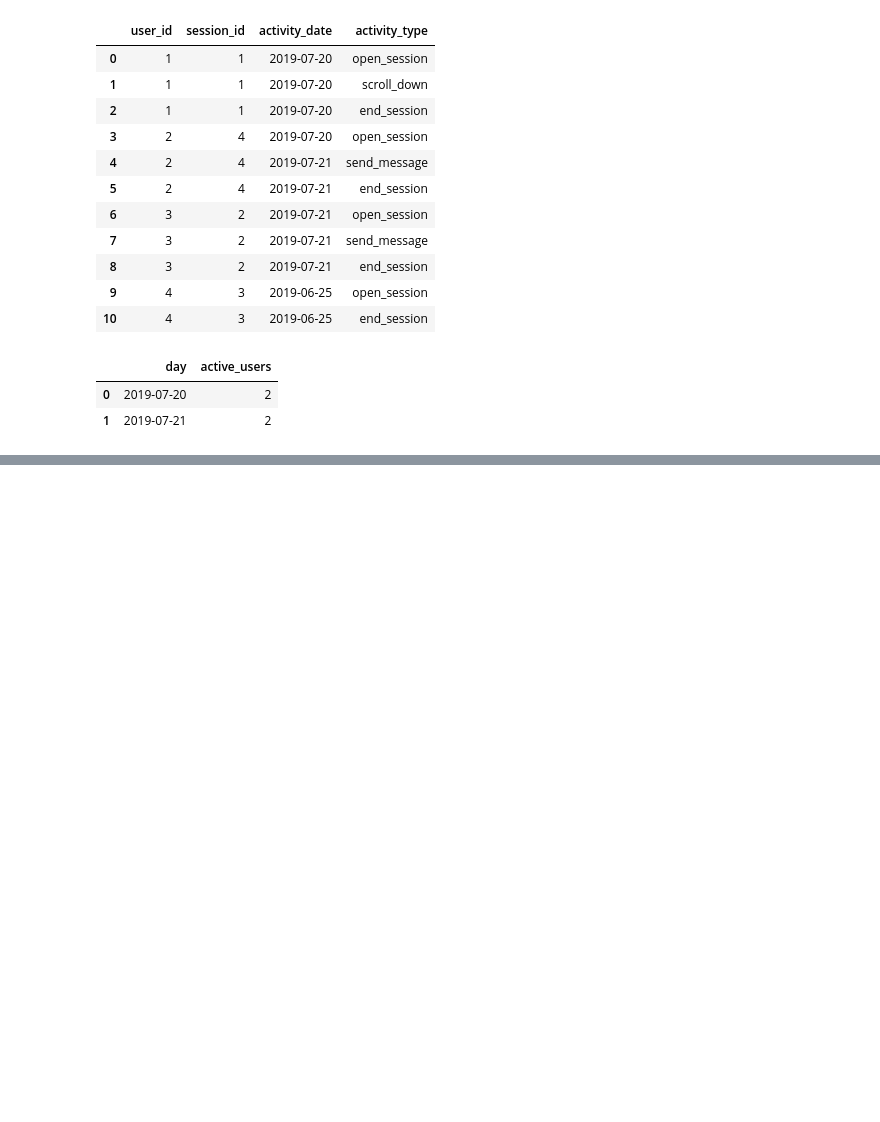
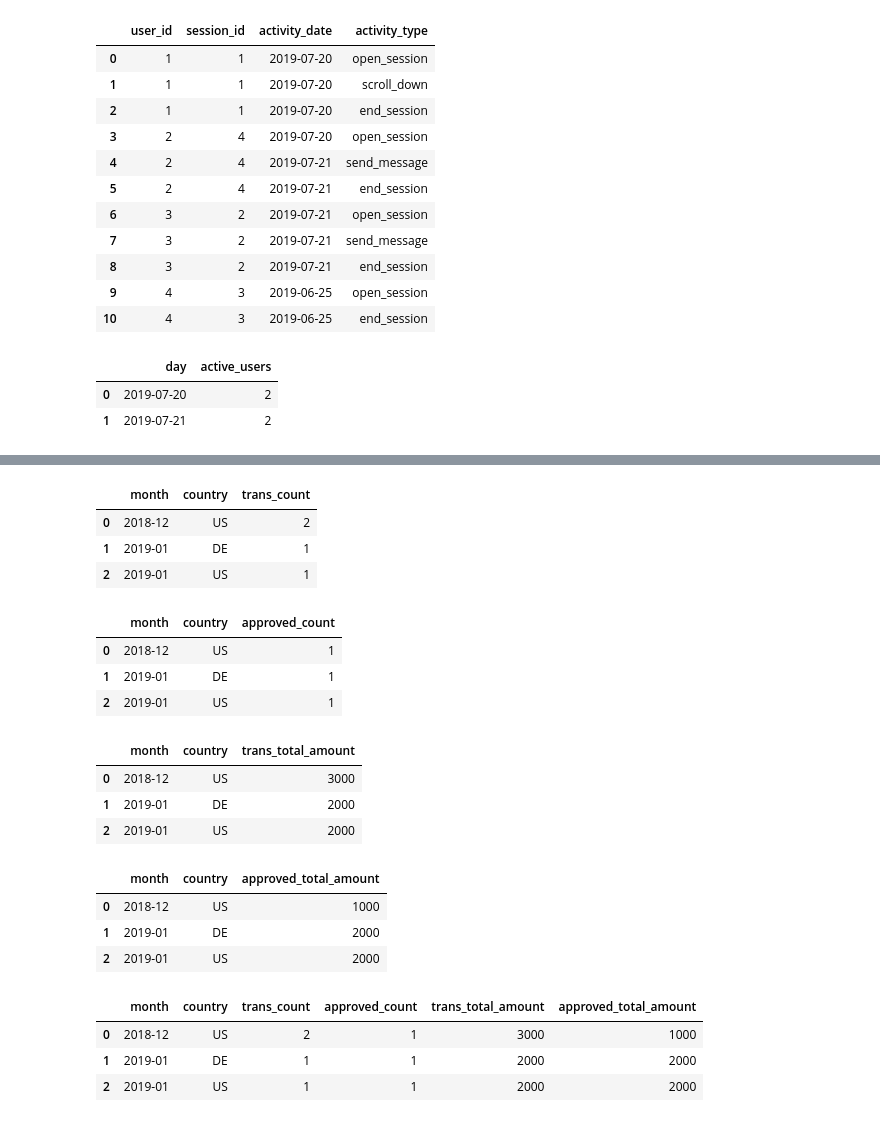
Before and after one commit to Swap-20/Leetcode-Pandas, a Jupyter notebook: Leetcode_Pandas.ipynb, the cells around one changed output, grey strips where cells are left out. Drawn from its saved outputs; the diff is of its cells as text; code cells hidden in the pictures; blank space fills up the shorter version.

```diff
--- a/Leetcode_Pandas.ipynb
+++ b/Leetcode_Pandas.ipynb
@@ -2279,0 +2298,4 @@ result
+# %%
+df['trans_date'] = pd.to_datetime(df['trans_date'])
+df['month'] = df['trans_date'].dt.to_period('M').astype(str)
+df[['trans_date','month']]
@@ -2279,0 +2310,47 @@ result
+# %%
+trans_count = grouped['id'].count().reset_index(name='trans_count')
+trans_count
+# %% [output]
+|  | month | country | trans_count |
+| 0 | 2018-12 | US | 2 |
+| 1 | 2019-01 | DE | 1 |
+| 2 | 2019-01 | US | 1 |
+# %%
+approved_count = grouped['state'].apply(lambda x : (x == 'approved').sum()).reset_index(name='approved_count')
+approved_count
+# %% [output]
+|  | month | country | approved_count |
+| 0 | 2018-12 | US | 1 |
+| 1 | 2019-01 | DE | 1 |
+| 2 | 2019-01 | US | 1 |
+# %%
+trans_total_amount = grouped['amount'].sum().reset_index(name='trans_total_amount')
+trans_total_amount
+# %% [output]
+|  | month | country | trans_total_amount |
+| 0 | 2018-12 | US | 3000 |
+| 1 | 2019-01 | DE | 2000 |
+| 2 | 2019-01 | US | 2000 |
+# %%
+def sum_approved_amt(x):
+    approved_rows = df.loc[x.index]
+    return approved_rows[approved_rows['state'] == 'approved']['amount'].sum()
+approved_total_count = grouped['amount'].apply(sum_approved_amt).reset_index(name='approved_total_amount')
+approved_total_count
+# %% [output]
+|  | month | country | approved_total_amount |
+| 0 | 2018-12 | US | 1000 |
+| 1 | 2019-01 | DE | 2000 |
+| 2 | 2019-01 | US | 2000 |
+# %%
+df.groupby(['month','country']).agg(
+    trans_count = ('id', 'count'),
+    approved_count = ('state',lambda x : (x == 'approved').sum()),
+    trans_total_amount = ('amount','sum'),
+    approved_total_amount = ('amount', lambda x : x[df.loc[x.index, 'state'] == 'approved'].sum())
+).reset_index()
+# %% [output]
+|  | month | country | trans_count | approved_count | trans_total_amount | approved_total_amount |
+| 0 | 2018-12 | US | 2 | 1 | 3000 | 1000 |
+| 1 | 2019-01 | DE | 1 | 1 | 2000 | 2000 |
+| 2 | 2019-01 | US | 1 | 1 | 2000 | 2000 |
```
Also changed, not shown: parts of 5 cells of this notebook.
